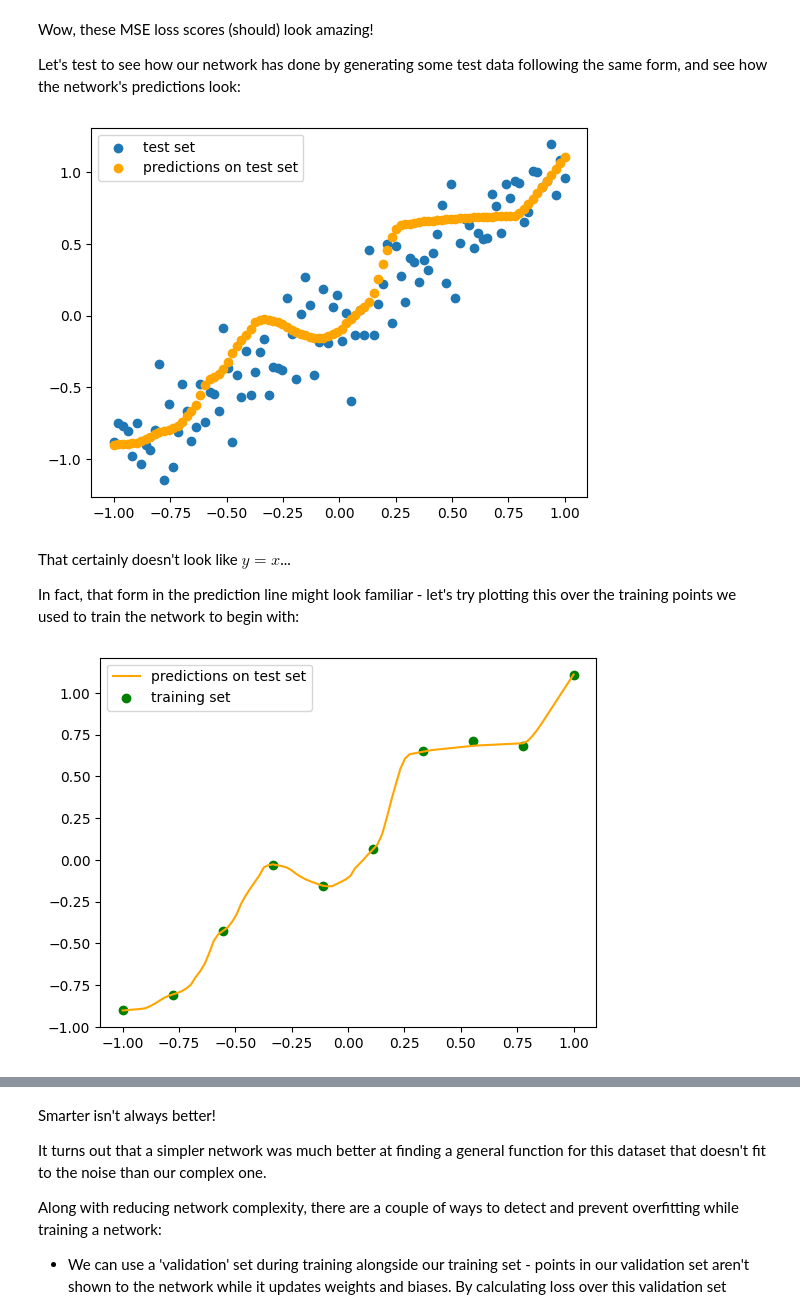
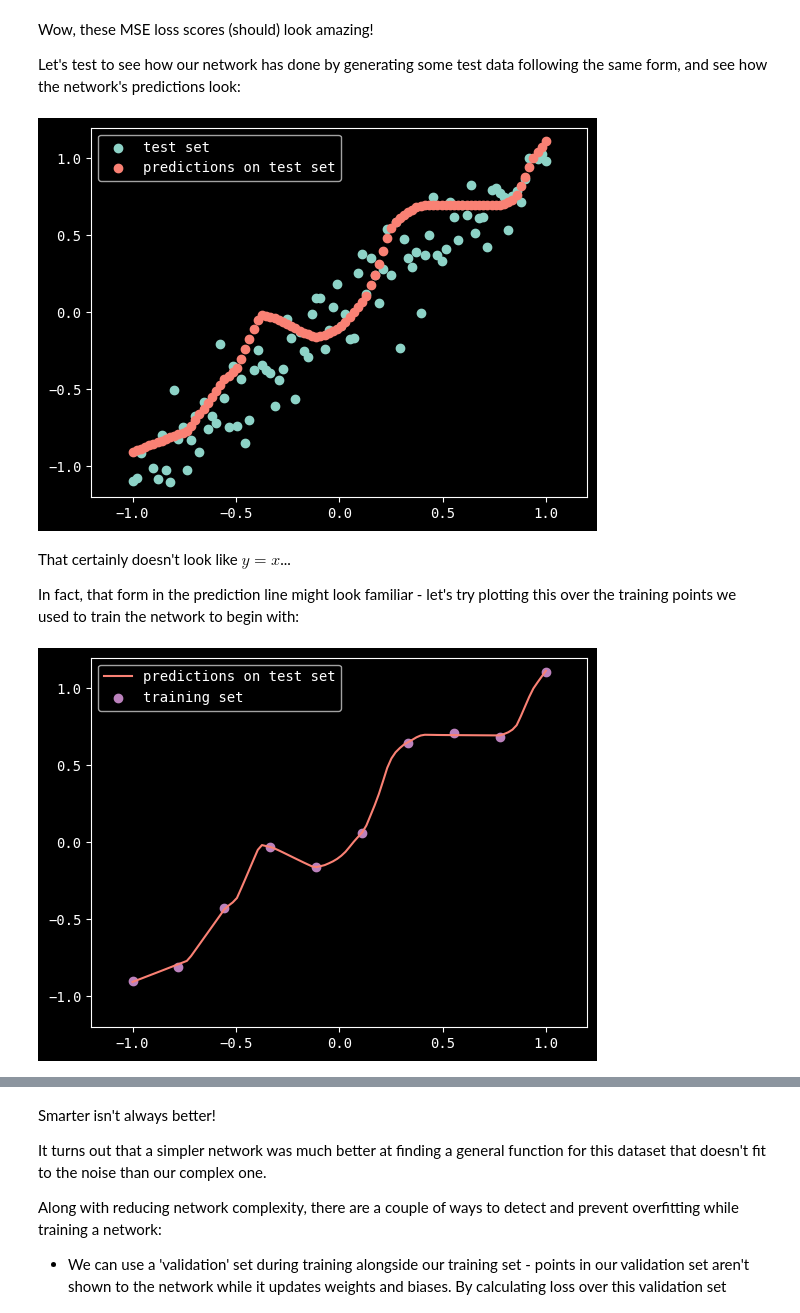
Before and after one commit to ojscutt/nn_session, a Jupyter notebook: nn_session_filled.ipynb, the cells around one changed output, grey strips where cells are left out. Saved outputs shown, nothing was run; the diff lists cells and outputs as text; code cells hidden in the pictures.

```diff
--- a/nn_session_filled.ipynb
+++ b/nn_session_filled.ipynb
@@ -10,7 +10,23 @@ The aims for this skills session are to:
 
 Get started with some imports:
 # %%
+!pip install cmcrameri # <- this is a package for colour-vision deficiency friendly colourmaps. I highly recommend giving them a go :)
+
 import tensorflow as tf
 import numpy as np
 import pandas as pd
 import matplotlib.pyplot as plt
+from cmcrameri import cm
+
+# plt.style.use("Solarize_Light2")
+# plt.rcParams.update({"axes.edgecolor": "black"})
+# plt.rcParams.update({"text.color": "black"})
+# plt.rcParams.update({"axes.labelcolor": "black"})
+# plt.rcParams.update({"xtick.color": "black"})
+# plt.rcParams.update({"ytick.color": "black"})
+# plt.rcParams.update({"font.family": "monospace"})
+
+
+plt.style.use("dark_background")
+plt.rcParams.update({"font.family": "monospace"})
+colours = [colour["color"] for colour in plt.rcParams["axes.prop_cycle"]]
@@ -498,7 +534,7 @@ def x_fit(x_train, y_train, layers, neurons_per_layer):
 
   x_model = tf.keras.Sequential()#instantiate model
 
-  x_model.add(tf.keras.Input(1,))#input layer
+  x_model.add(tf.keras.Input(shape=(1,)))#input layer
 
   for layer in range(layers):
     x_model.add(tf.keras.layers.Dense(units=int(neurons_per_layer), activation="relu"))
@@ -545,23 +581,27 @@ y_test = x_test + np.random.normal(loc=0, scale=0.2, size=100)
 
 y_pred = np.array(x_model(x_test)).flatten()
 
-plt.scatter(x_test,y_test, label='test set')
-plt.scatter(x_test,y_pred, color='orange', label='predictions on test set')
+plt.scatter(x_test,y_test, c=colours[0], label='test set')
+plt.scatter(x_test,y_pred, c=colours[3], label='predictions on test set')
+plt.xlim(-1.2, 1.2)
+plt.ylim(-1.2, 1.2)
 plt.legend()
 plt.show()
 # %% [output]
-[figure, old version]
+[figure, new version]
 # %% [markdown]
 That certainly doesn't look like $y=x$...
 
 In fact, that form in the prediction line might look familiar - let's try plotting this over the training points we used to train the network to begin with:
 # %%
-plt.plot(x_test,y_pred, c='orange', label='predictions on test set')
-plt.scatter(x_train,y_train, c='green', label='training set')
+plt.plot(x_test,y_pred, c=colours[3], label='predictions on test set')
+plt.scatter(x_train,y_train, c=colours[7], label='training set')
+plt.xlim(-1.2, 1.2)
+plt.ylim(-1.2, 1.2)
 plt.legend()
 plt.show()
 # %% [output]
-[figure, old version]
+[figure, new version]
 # %% [markdown]
 This network is too smart for its own good!
 
```
Also changed, not shown: parts of 35 cells of this notebook.
